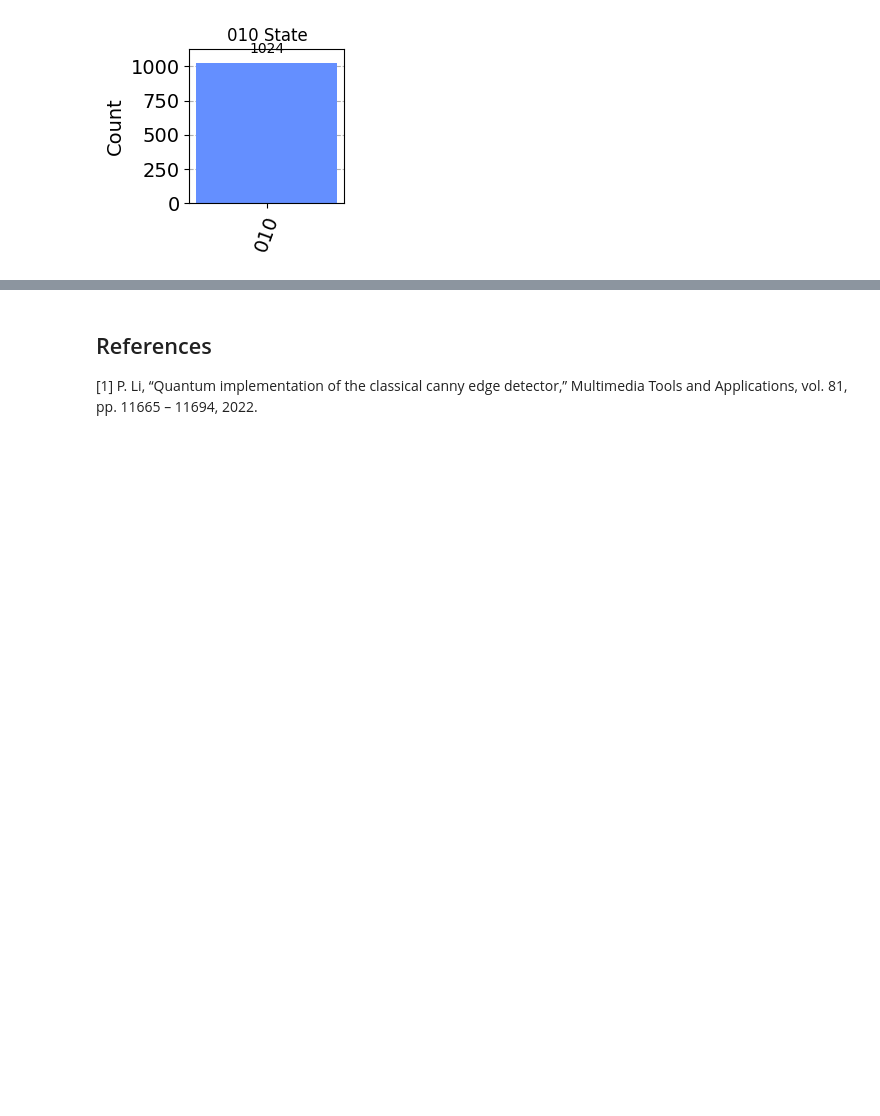
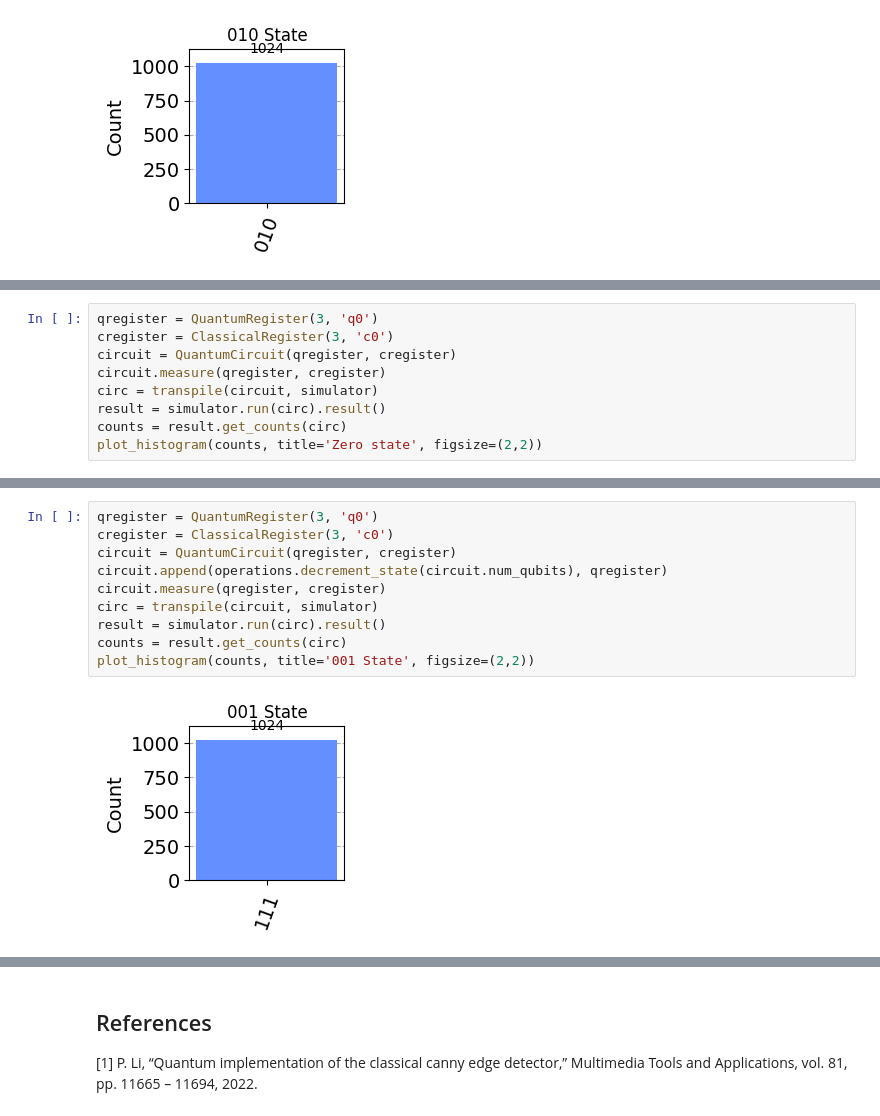
Before and after one commit to crect500/squib, a Jupyter notebook: canny/circuit_operators.ipynb, the cells around one changed output, grey strips where cells are left out. Cells and saved outputs as stored; diff of their text form; blank space fills up the shorter version.

Commit message:
Add decrement circuit

```diff
--- a/canny/circuit_operators.ipynb
+++ b/canny/circuit_operators.ipynb
@@ -158,0 +171,9 @@ plot_histogram(counts, title='010 State', figsize=(2,2))
+# %%
+qregister = QuantumRegister(3, 'q0')
+cregister = ClassicalRegister(3, 'c0')
+circuit = QuantumCircuit(qregister, cregister)
+circuit.measure(qregister, cregister)
+circ = transpile(circuit, simulator)
+result = simulator.run(circ).result()
+counts = result.get_counts(circ)
+plot_histogram(counts, title='Zero state', figsize=(2,2))
@@ -158,0 +182,12 @@ plot_histogram(counts, title='010 State', figsize=(2,2))
+# %%
+qregister = QuantumRegister(3, 'q0')
+cregister = ClassicalRegister(3, 'c0')
+circuit = QuantumCircuit(qregister, cregister)
+circuit.append(operations.decrement_state(circuit.num_qubits), qregister)
+circuit.measure(qregister, cregister)
+circ = transpile(circuit, simulator)
+result = simulator.run(circ).result()
+counts = result.get_counts(circ)
+plot_histogram(counts, title='001 State', figsize=(2,2))
+# %% [output]
+[figure, added]
```
Also changed, not shown: parts of 3 cells of this notebook, 2 other files.
